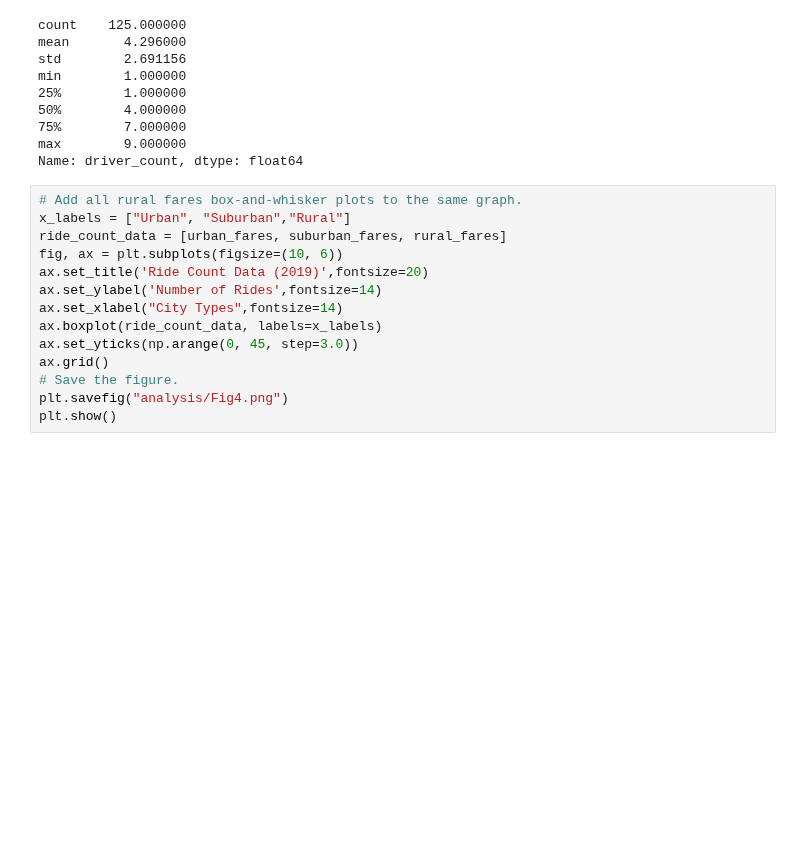
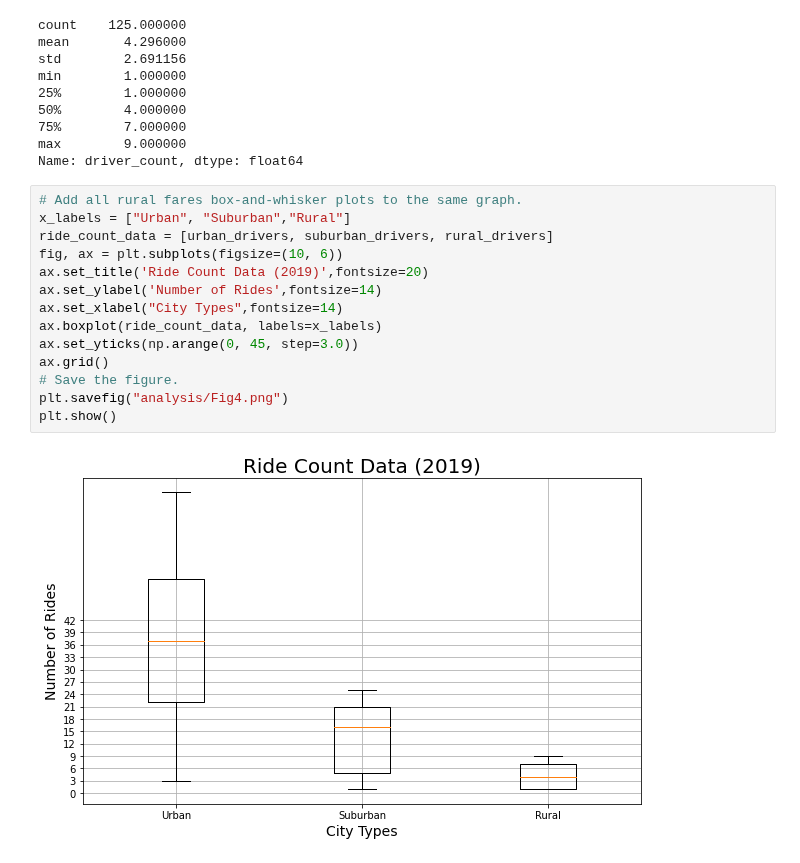
Before and after one commit to leomgarduno/PyBer_Analysis, a Jupyter notebook: Untitled.ipynb, the cells around one changed output. Drawn from its saved outputs; the diff is of its cells as text; blank space fills up the shorter version.

```diff
--- a/Untitled.ipynb
+++ b/Untitled.ipynb
@@ -699,14 +699,16 @@ Name: driver_count, dtype: float64
 # %%
 # Add all rural fares box-and-whisker plots to the same graph.
 x_labels = ["Urban", "Suburban","Rural"]
-ride_count_data = [urban_fares, suburban_fares, rural_fares]
+ride_count_data = [urban_drivers, suburban_drivers, rural_drivers]
 fig, ax = plt.subplots(figsize=(10, 6))
 ax.set_title('Ride Count Data (2019)',fontsize=20)
 ax.set_ylabel('Number of Rides',fontsize=14)
 ax.set_xlabel("City Types",fontsize=14)
 ax.boxplot(ride_count_data, labels=x_labels)
 ax.set_yticks(np.arange(0, 45, step=3.0))
 ax.grid()
 # Save the figure.
 plt.savefig("analysis/Fig4.png")
 plt.show()
+# %% [output]
+[figure, added]
```
Also changed, not shown: parts of 4 cells of this notebook, 1 other file.
